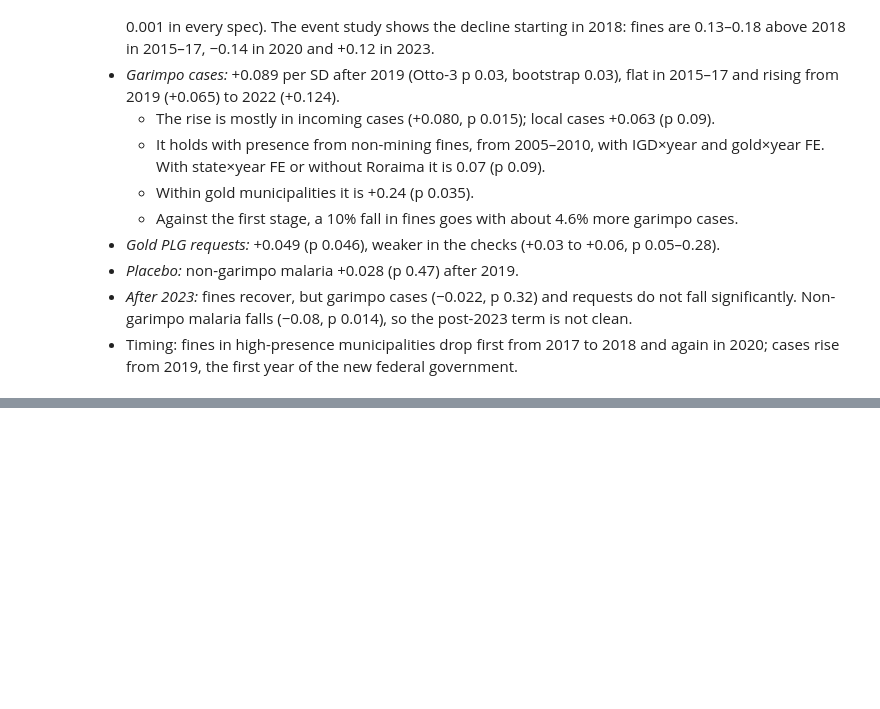
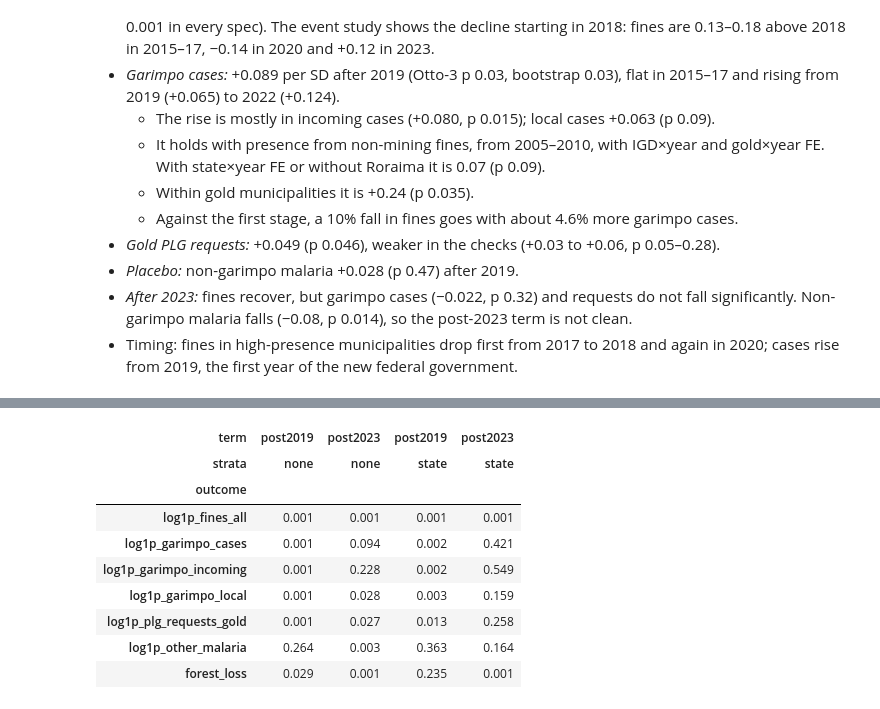
Before and after one commit to felixschulz385/river-pollution-brazil, a Jupyter notebook: output/notebooks/garimpo/04_shift_2019.ipynb, the cells around one changed output, grey strips where cells are left out. Cells and saved outputs as stored; diff of their text form; code cells hidden in the pictures; blank space fills up the shorter version.

```diff
--- a/output/notebooks/garimpo/04_shift_2019.ipynb
+++ b/output/notebooks/garimpo/04_shift_2019.ipynb
@@ -420,0 +544,18 @@ garimpo cases rose; the placebo does not move.
+# %%
+RI_OUTCOMES = ["log1p_fines_all", "log1p_garimpo_cases", "log1p_garimpo_incoming", "log1p_garimpo_local",
+               "log1p_plg_requests_gold", "log1p_other_malaria", "forest_loss"]
+ri = pd.DataFrame([row for outcome in RI_OUTCOMES for strata in (None, "state")
+                   for row in G.randomization(frame, outcome, strata=strata)])
+ri.to_csv(OUT / "randomization.csv", index=False)
+display(ri.pivot_table(index="outcome", columns=["term", "strata"], values="p_ri", sort=False).round(3))
+# %% [output]
+| term | post2019 | post2023 | post2019 | post2023 |
+| strata | none | none | state | state |
+| outcome |  |  |  |  |
+| log1p_fines_all | 0.001 | 0.001 | 0.001 | 0.001 |
+| log1p_garimpo_cases | 0.001 | 0.094 | 0.002 | 0.421 |
+| log1p_garimpo_incoming | 0.001 | 0.228 | 0.002 | 0.549 |
+| log1p_garimpo_local | 0.001 | 0.028 | 0.003 | 0.159 |
+| log1p_plg_requests_gold | 0.001 | 0.027 | 0.013 | 0.258 |
+| log1p_other_malaria | 0.264 | 0.003 | 0.363 | 0.164 |
+| forest_loss | 0.029 | 0.001 | 0.235 | 0.001 |
```
Also changed, not shown: parts of 8 cells of this notebook, 5 other files.
